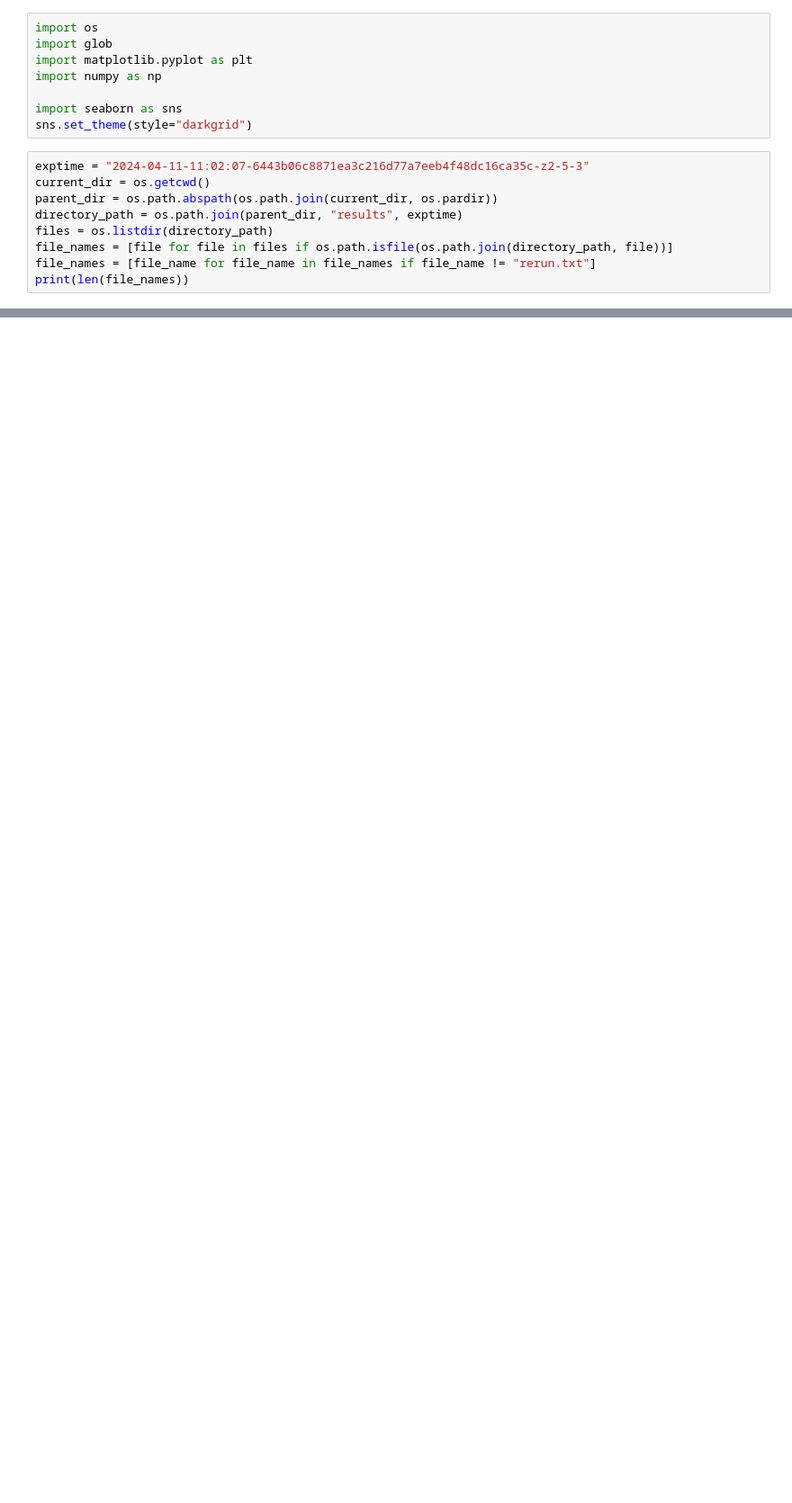
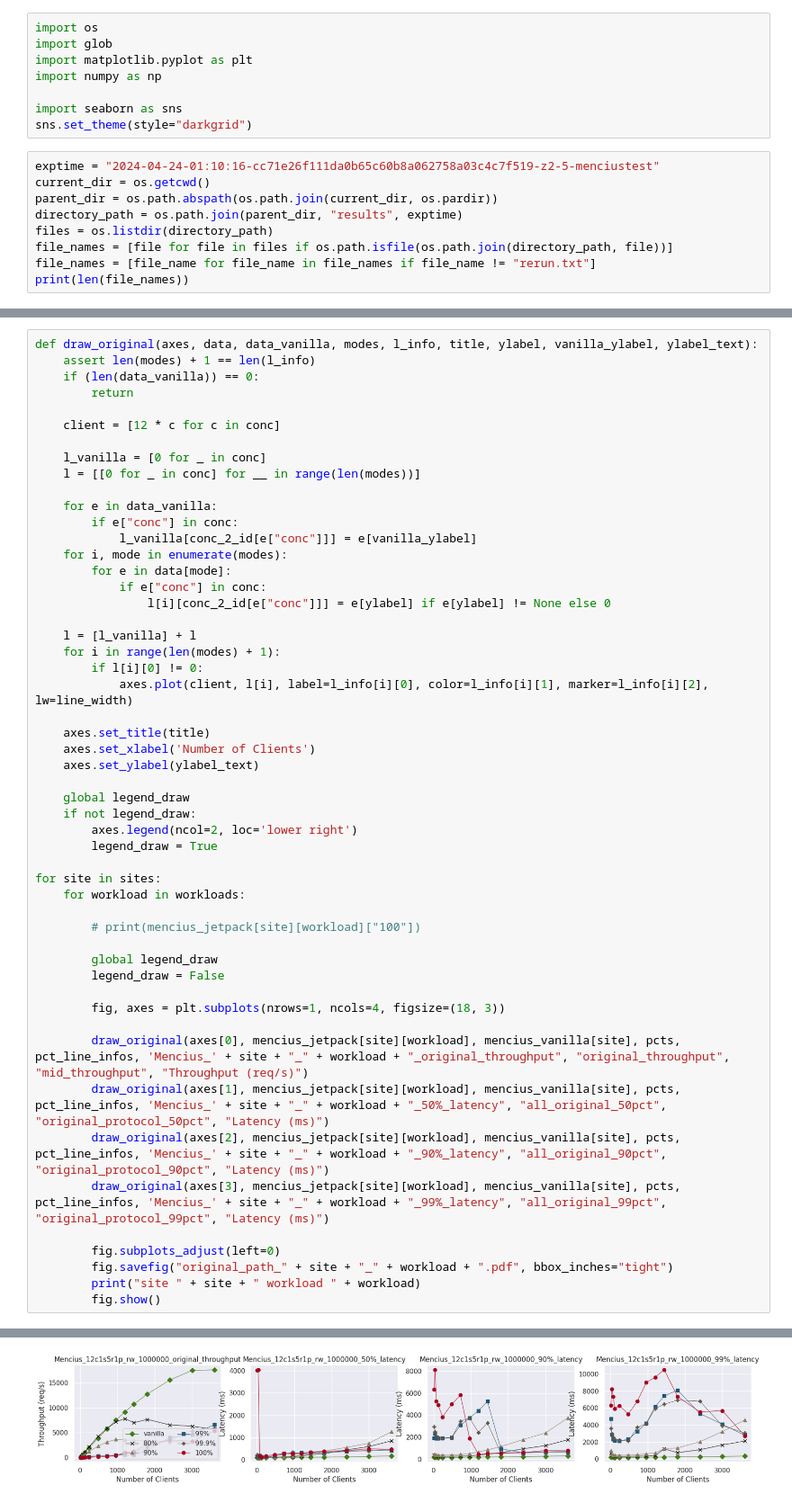
Before and after one commit to angad-singh97/luigi-db, a Jupyter notebook: curp_scripts/evaluation.ipynb, the cells around one changed output, grey strips where cells are left out. Shown at 90% size. Saved outputs shown, nothing was run; the diff lists cells and outputs as text; blank space fills up the shorter version.

```diff
--- a/curp_scripts/evaluation.ipynb
+++ b/curp_scripts/evaluation.ipynb
@@ -7,7 +7,7 @@ import numpy as np
 import seaborn as sns
 sns.set_theme(style="darkgrid")
 # %%
-exptime = "2024-04-11-11:02:07-6443b06c8871ea3c216d77a7eeb4f48dc16ca35c-z2-5-3"
+exptime = "2024-04-24-01:10:16-cc71e26f111da0b65c60b8a062758a03c4c7f519-z2-5-menciustest"
 current_dir = os.getcwd()
 parent_dir = os.path.abspath(os.path.join(current_dir, os.pardir))
 directory_path = os.path.join(parent_dir, "results", exptime)
@@ -435,0 +409,53 @@ site 12c1s5r1p workload rw_zipf_1
+# %%
+def draw_original(axes, data, data_vanilla, modes, l_info, title, ylabel, vanilla_ylabel, ylabel_text):
+    assert len(modes) + 1 == len(l_info)
+    if (len(data_vanilla)) == 0:
+        return
+
+    client = [12 * c for c in conc]
+
+    l_vanilla = [0 for _ in conc]
+    l = [[0 for _ in conc] for __ in range(len(modes))]
+
+    for e in data_vanilla:
+        if e["conc"] in conc:
+            l_vanilla[conc_2_id[e["conc"]]] = e[vanilla_ylabel]
+    for i, mode in enumerate(modes):
+        for e in data[mode]:
+            if e["conc"] in conc:
+                l[i][conc_2_id[e["conc"]]] = e[ylabel] if e[ylabel] != None else 0
+
+    l = [l_vanilla] + l
+    for i in range(len(modes) + 1):
+        if l[i][0] != 0:
+            axes.plot(client, l[i], label=l_info[i][0], color=l_info[i][1], marker=l_info[i][2], lw=line_width)
+
+    axes.set_title(title)
+    axes.set_xlabel('Number of Clients')
+    axes.set_ylabel(ylabel_text)
+
+    global legend_draw
+    if not legend_draw:
+        axes.legend(ncol=2, loc='lower right')
+        legend_draw = True
+
+for site in sites:
+    for workload in workloads:
+
+        # print(mencius_jetpack[site][workload]["100"])
+
+        global legend_draw
+        legend_draw = False
+
+        fig, axes = plt.subplots(nrows=1, ncols=4, figsize=(18, 3))
+
+        draw_original(axes[0], mencius_jetpack[site][workload], mencius_vanilla[site], pcts, pct_line_infos, 'Mencius_' + site + "_" + workload + "_original_throughput", "original_throughput", "mid_throughput", "Throughput (req/s)")
+        draw_original(axes[1], mencius_jetpack[site][workload], mencius_vanilla[site], pcts, pct_line_infos, 'Mencius_' + site + "_" + workload + "_50%_latency", "all_original_50pct", "original_protocol_50pct", "Latency (ms)")
+        draw_original(axes[2], mencius_jetpack[site][workload], mencius_vanilla[site], pcts, pct_line_infos, 'Mencius_' + site + "_" + workload + "_90%_latency", "all_original_90pct", "original_protocol_90pct", "Latency (ms)")
+        draw_original(axes[3], mencius_jetpack[site][workload], mencius_vanilla[site], pcts, pct_line_infos, 'Mencius_' + site + "_" + workload + "_99%_latency", "all_original_99pct", "original_protocol_99pct", "Latency (ms)")
+
+        fig.subplots_adjust(left=0)
+        fig.savefig("original_path_" + site + "_" + workload + ".pdf", bbox_inches="tight")
+        print("site " + site + " workload " + workload)
+        fig.show()
+# %% [output]
@@ -435,0 +464 @@ site 12c1s5r1p workload rw_zipf_1
+[figure, added]
```
Also changed, not shown: parts of 15 cells of this notebook.
